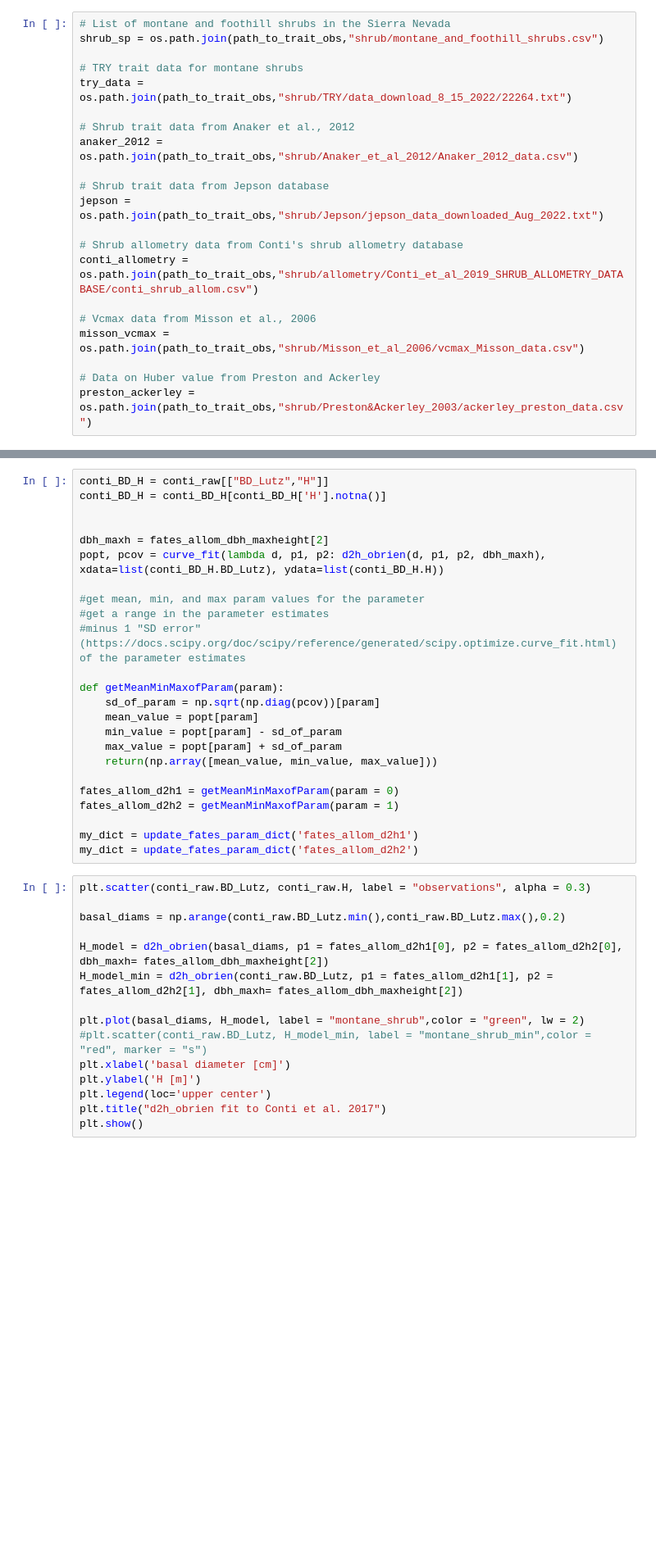
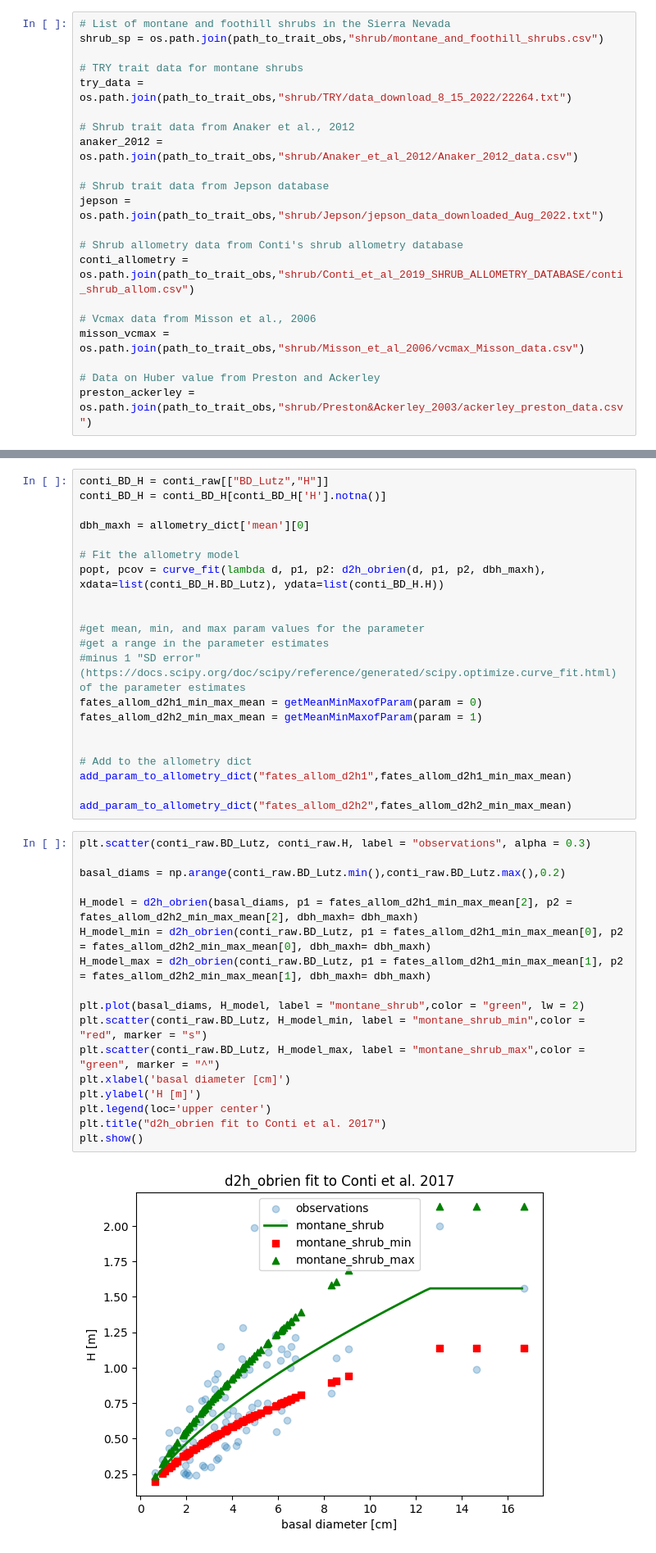
Before and after one commit to adamhb/california-fates, a Jupyter notebook: parameter_ranges/analyze_montane_shrub_trait_data.ipynb, the cells around one changed output, grey strips where cells are left out. Shown at 82% size. Drawn from its saved outputs; the diff is of its cells as text; blank space fills up the shorter version.

```diff
--- a/parameter_ranges/analyze_montane_shrub_trait_data.ipynb
+++ b/parameter_ranges/analyze_montane_shrub_trait_data.ipynb
@@ -111,7 +105,7 @@ anaker_2012 = os.path.join(path_to_trait_obs,"shrub/Anaker_et_al_2012/Anaker_201
 jepson = os.path.join(path_to_trait_obs,"shrub/Jepson/jepson_data_downloaded_Aug_2022.txt")
 
 # Shrub allometry data from Conti's shrub allometry database
-conti_allometry = os.path.join(path_to_trait_obs,"shrub/allometry/Conti_et_al_2019_SHRUB_ALLOMETRY_DATABASE/conti_shrub_allom.csv")
+conti_allometry = os.path.join(path_to_trait_obs,"shrub/Conti_et_al_2019_SHRUB_ALLOMETRY_DATABASE/conti_shrub_allom.csv")
 
 # Vcmax data from Misson et al., 2006
 misson_vcmax =  os.path.join(path_to_trait_obs,"shrub/Misson_et_al_2006/vcmax_Misson_data.csv")
@@ -810,38 +851,39 @@ The default parameters in fates for d2h1 and d2h2 do not fit observations in the
 conti_BD_H = conti_raw[["BD_Lutz","H"]]
 conti_BD_H = conti_BD_H[conti_BD_H['H'].notna()]
 
+dbh_maxh = allometry_dict['mean'][0]
 
-dbh_maxh = fates_allom_dbh_maxheight[2]
+# Fit the allometry model
 popt, pcov = curve_fit(lambda d, p1, p2: d2h_obrien(d, p1, p2, dbh_maxh), xdata=list(conti_BD_H.BD_Lutz), ydata=list(conti_BD_H.H))
+
 
 #get mean, min, and max param values for the parameter
 #get a range in the parameter estimates
 #minus 1 "SD error" (https://docs.scipy.org/doc/scipy/reference/generated/scipy.optimize.curve_fit.html) of the parameter estimates
+fates_allom_d2h1_min_max_mean = getMeanMinMaxofParam(param = 0)
+fates_allom_d2h2_min_max_mean = getMeanMinMaxofParam(param = 1)
 
-def getMeanMinMaxofParam(param):
-    sd_of_param = np.sqrt(np.diag(pcov))[param]
-    mean_value = popt[param]
-    min_value = popt[param] - sd_of_param
-    max_value = popt[param] + sd_of_param
-    return(np.array([mean_value, min_value, max_value]))
 
-fates_allom_d2h1 = getMeanMinMaxofParam(param = 0)
-fates_allom_d2h2 = getMeanMinMaxofParam(param = 1)
+# Add to the allometry dict
+add_param_to_allometry_dict("fates_allom_d2h1",fates_allom_d2h1_min_max_mean)
 
-my_dict = update_fates_param_dict('fates_allom_d2h1')
-my_dict = update_fates_param_dict('fates_allom_d2h2')
+add_param_to_allometry_dict("fates_allom_d2h2",fates_allom_d2h2_min_max_mean)
 # %%
 plt.scatter(conti_raw.BD_Lutz, conti_raw.H, label = "observations", alpha = 0.3)
 
 basal_diams = np.arange(conti_raw.BD_Lutz.min(),conti_raw.BD_Lutz.max(),0.2)
 
-H_model = d2h_obrien(basal_diams, p1 = fates_allom_d2h1[0], p2 = fates_allom_d2h2[0], dbh_maxh= fates_allom_dbh_maxheight[2])
-H_model_min = d2h_obrien(conti_raw.BD_Lutz, p1 = fates_allom_d2h1[1], p2 = fates_allom_d2h2[1], dbh_maxh= fates_allom_dbh_maxheight[2])
+H_model = d2h_obrien(basal_diams, p1 = fates_allom_d2h1_min_max_mean[2], p2 = fates_allom_d2h2_min_max_mean[2], dbh_maxh= dbh_maxh)
+H_model_min = d2h_obrien(conti_raw.BD_Lutz, p1 = fates_allom_d2h1_min_max_mean[0], p2 = fates_allom_d2h2_min_max_mean[0], dbh_maxh= dbh_maxh)
+H_model_max = d2h_obrien(conti_raw.BD_Lutz, p1 = fates_allom_d2h1_min_max_mean[1], p2 = fates_allom_d2h2_min_max_mean[1], dbh_maxh= dbh_maxh)
 
 plt.plot(basal_diams, H_model, label = "montane_shrub",color = "green", lw = 2)
-#plt.scatter(conti_raw.BD_Lutz, H_model_min, label = "montane_shrub_min",color = "red", marker = "s")
+plt.scatter(conti_raw.BD_Lutz, H_model_min, label = "montane_shrub_min",color = "red", marker = "s")
+plt.scatter(conti_raw.BD_Lutz, H_model_max, label = "montane_shrub_max",color = "green", marker = "^")
 plt.xlabel('basal diameter [cm]')
 plt.ylabel('H [m]')
 plt.legend(loc='upper center')
 plt.title("d2h_obrien fit to Conti et al. 2017")
 plt.show()
+# %% [output]
+[figure, added]
```
Also changed, not shown: parts of 54 cells of this notebook, 7 other files.
